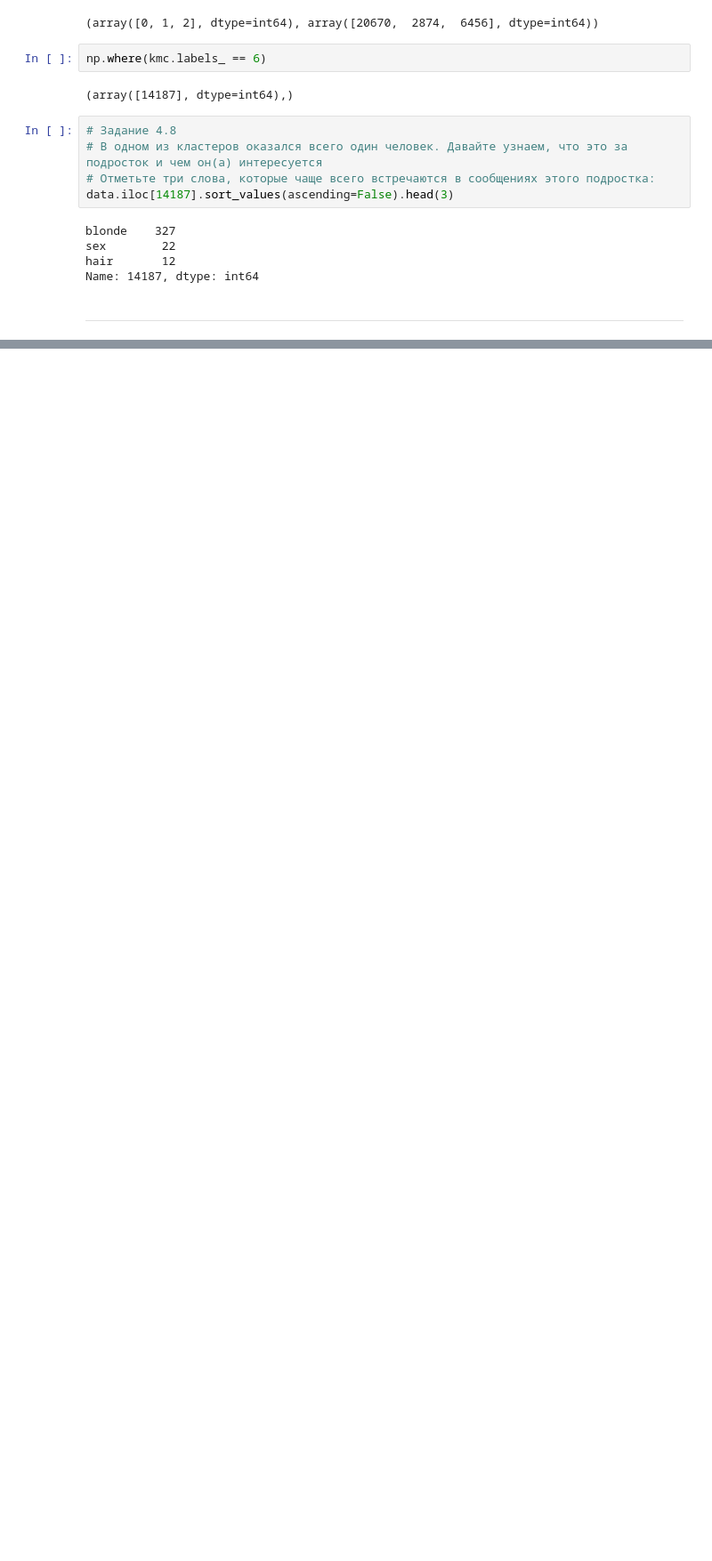
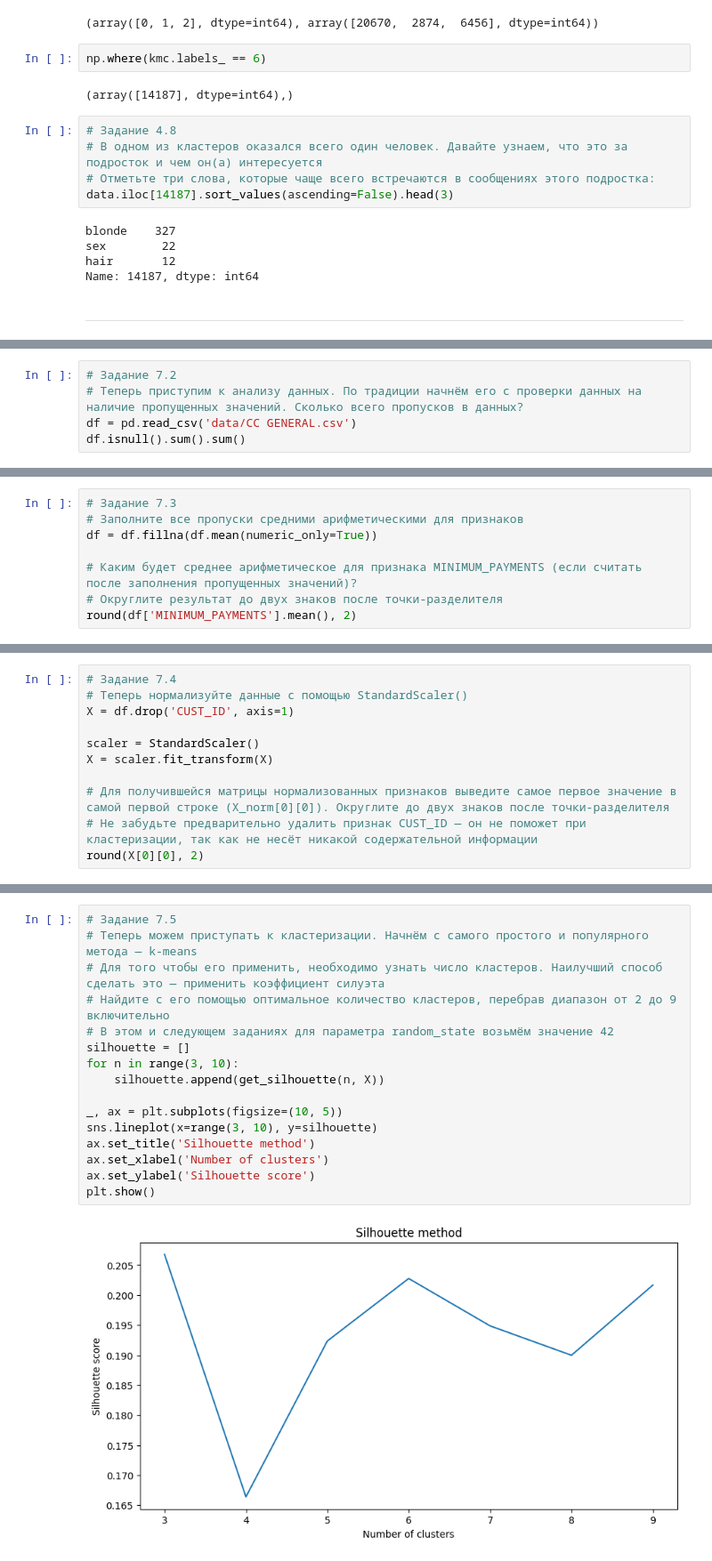
Before and after one commit to Blooodniy/SF_DS, a Jupyter notebook: MATH&ML/MATH&ML-10. Кластеризация и техники понижения размерности. Часть I/MATH&ML-10.ipynb, the cells around one changed output, grey strips where cells are left out. Shown at 89% size. Cells and saved outputs as stored; diff of their text form; blank space fills up the shorter version.

```diff
--- a/MATH&ML/MATH&ML-10. Кластеризация и техники понижения размерности. Часть I/MATH&ML-10.ipynb
+++ b/MATH&ML/MATH&ML-10. Кластеризация и техники понижения размерности. Часть I/MATH&ML-10.ipynb
@@ -194,0 +215,5 @@ Name: 14187, dtype: int64
+# %%
+# Задание 7.2
+# Теперь приступим к анализу данных. По традиции начнём его с проверки данных на наличие пропущенных значений. Сколько всего пропусков в данных?
+df = pd.read_csv('data/CC GENERAL.csv')
+df.isnull().sum().sum()
@@ -194,0 +222,8 @@ Name: 14187, dtype: int64
+# %%
+# Задание 7.3
+# Заполните все пропуски средними арифметическими для признаков
+df = df.fillna(df.mean(numeric_only=True))
+
+# Каким будет среднее арифметическое для признака MINIMUM_PAYMENTS (если считать после заполнения пропущенных значений)?
+# Округлите результат до двух знаков после точки-разделителя
+round(df['MINIMUM_PAYMENTS'].mean(), 2)
@@ -194,0 +232,11 @@ Name: 14187, dtype: int64
+# %%
+# Задание 7.4
+# Теперь нормализуйте данные с помощью StandardScaler()
+X = df.drop('CUST_ID', axis=1)
+
+scaler = StandardScaler()
+X = scaler.fit_transform(X)
+
+# Для получившейся матрицы нормализованных признаков выведите самое первое значение в самой первой строке (X_norm[0][0]). Округлите до двух знаков после точки-разделителя
+# Не забудьте предварительно удалить признак CUST_ID — он не поможет при кластеризации, так как не несёт никакой содержательной информации
+round(X[0][0], 2)
@@ -194,0 +245,18 @@ Name: 14187, dtype: int64
+# %%
+# Задание 7.5
+# Теперь можем приступать к кластеризации. Начнём с самого простого и популярного метода — k-means
+# Для того чтобы его применить, необходимо узнать число кластеров. Наилучший способ сделать это — применить коэффициент силуэта
+# Найдите с его помощью оптимальное количество кластеров, перебрав диапазон от 2 до 9 включительно
+# В этом и следующем заданиях для параметра random_state возьмём значение 42
+silhouette = []
+for n in range(3, 10):
+    silhouette.append(get_silhouette(n, X))
+
+_, ax = plt.subplots(figsize=(10, 5))
+sns.lineplot(x=range(3, 10), y=silhouette)
+ax.set_title('Silhouette method')
+ax.set_xlabel('Number of clusters')
+ax.set_ylabel('Silhouette score')
+plt.show()
+# %% [output]
+[figure, added]
```
Also changed, not shown: parts of 11 cells of this notebook, 2 other files.
